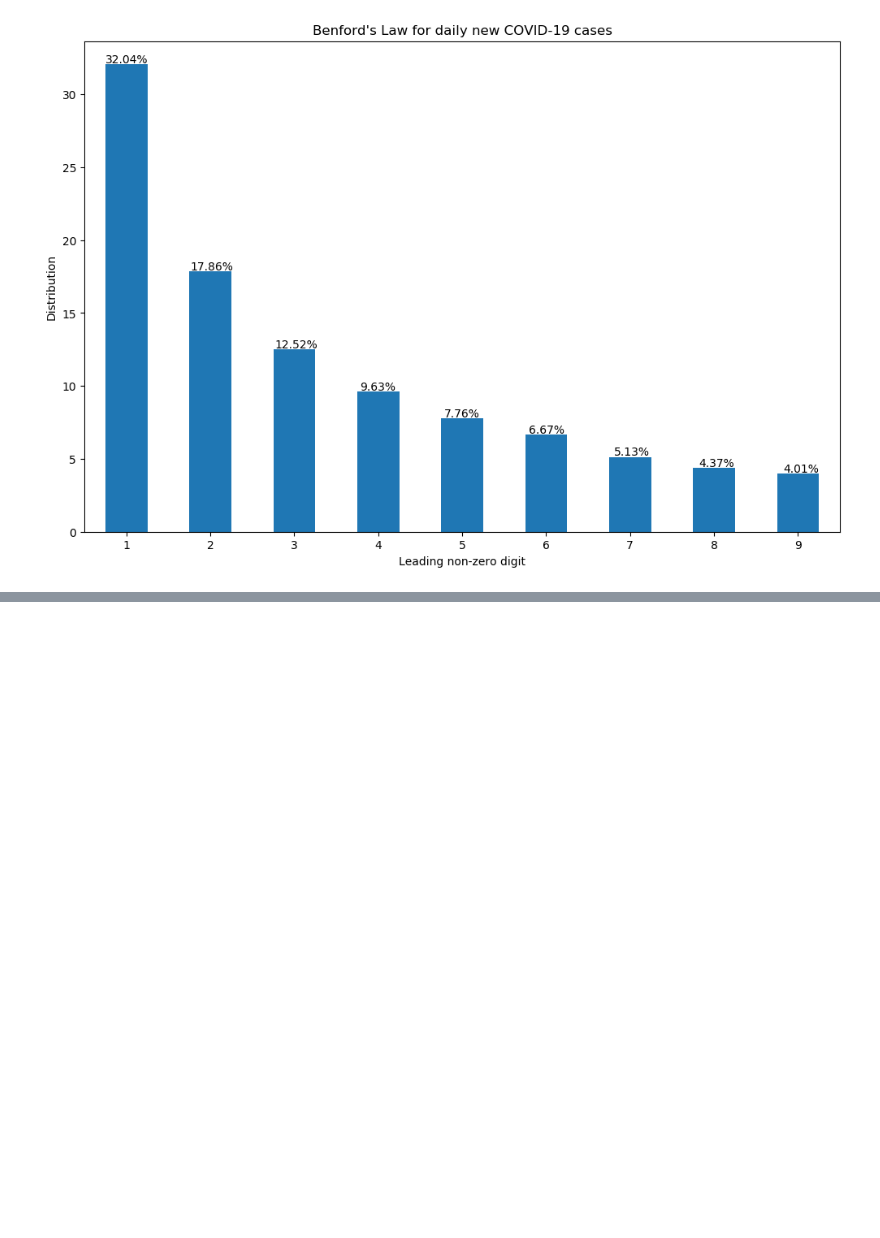
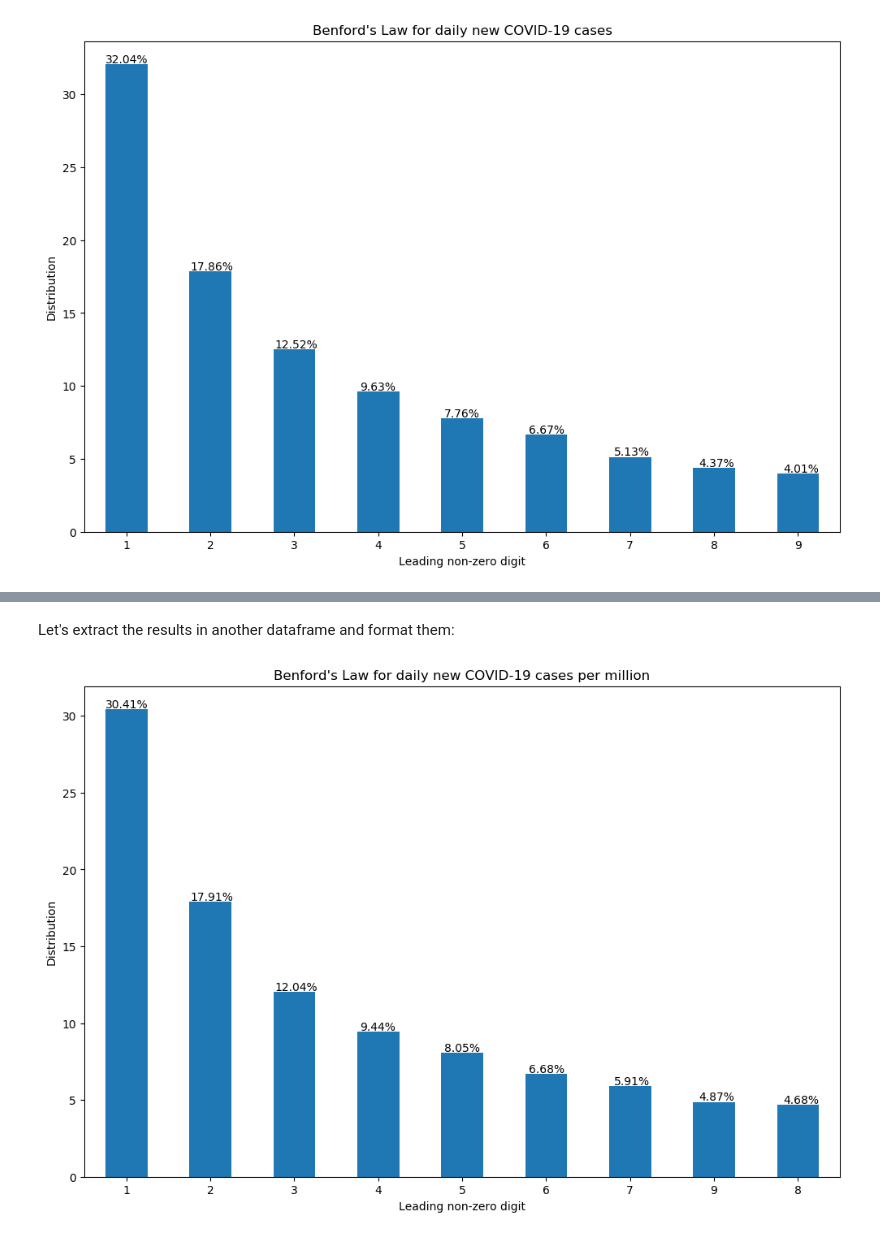
Before and after one commit to alvaroaguirre/Projects, a Jupyter notebook: Benfords/Covid/Benford.ipynb, the cells around one changed output, grey strips where cells are left out. Drawn from its saved outputs; the diff is of its cells as text; code cells hidden in the pictures; blank space fills up the shorter version.

Commit message:
Including per million data

```diff
--- a/Benfords/Covid/Benford.ipynb
+++ b/Benfords/Covid/Benford.ipynb
@@ -57,0 +62,23 @@ fig.savefig('benfords.png')
+# %%
+df = pd.read_csv("owid-covid-data.csv")
+# Removing NAs
+df = df.dropna(subset=['new_cases_per_million'])
+
+# Keeping only positive values
+df = df[df.new_cases_per_million > 0]
+# %%
+df['Benford_millions'] = df.apply(lambda row: int(str(row.new_cases_per_million).replace('0','').replace('.','')[0]), axis = 1)
+# %% [markdown]
+Let's extract the results in another dataframe and format them:
+# %%
+benfords_law_million = round((df.Benford_millions.value_counts() / len(df.Benford_millions))*100,2)
+# %%
+fig = plt.figure(figsize=(12,8), dpi= 100, facecolor='w', edgecolor='k')
+ax = benfords_law_million.plot.bar(rot = 0, title = "Benford's Law for daily new COVID-19 cases per million");
+ax.set_xlabel("Leading non-zero digit")
+ax.set_ylabel("Distribution")
+for p in ax.patches:
+    ax.annotate(str(p.get_height()) + "%", (p.get_x() * 1.01, p.get_height() + 0.1))
+fig.savefig('benfords_million.png')
+# %% [output]
+[figure, added]
```
Also changed, not shown: parts of 2 cells of this notebook, 1 other file.
